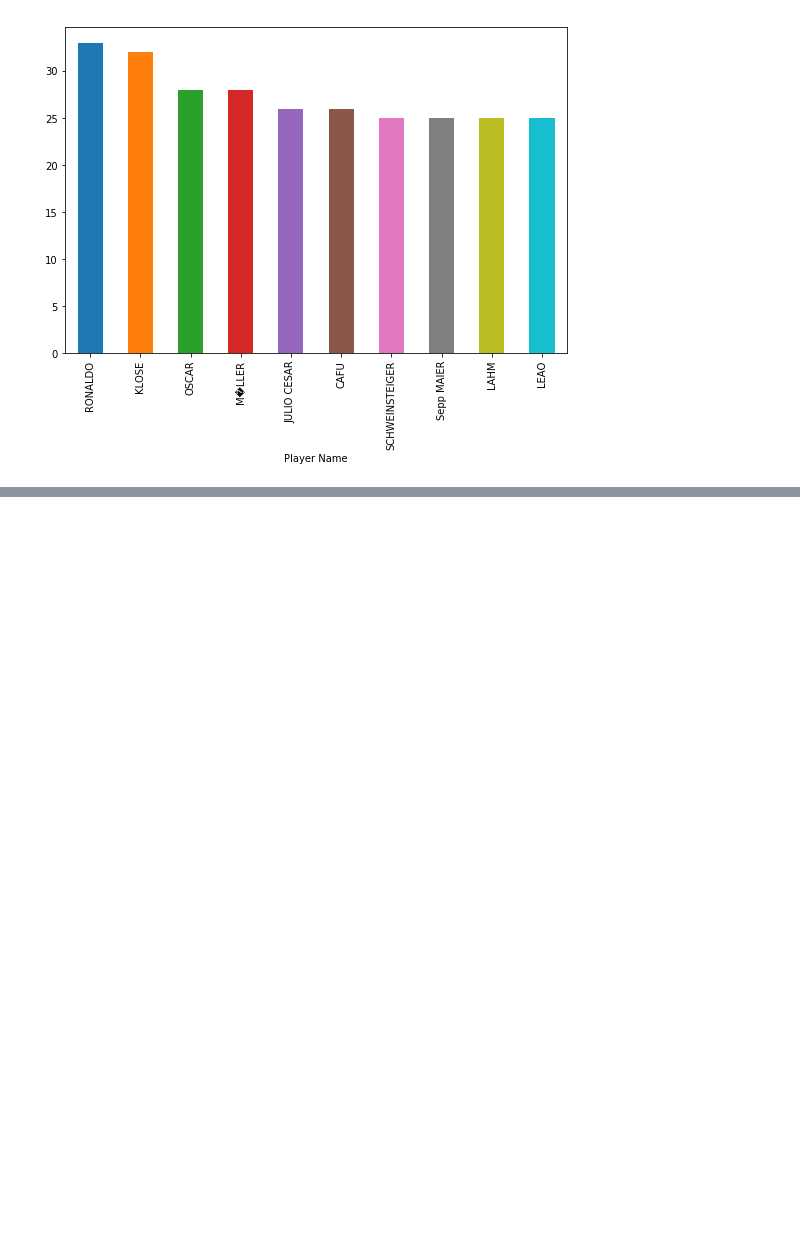
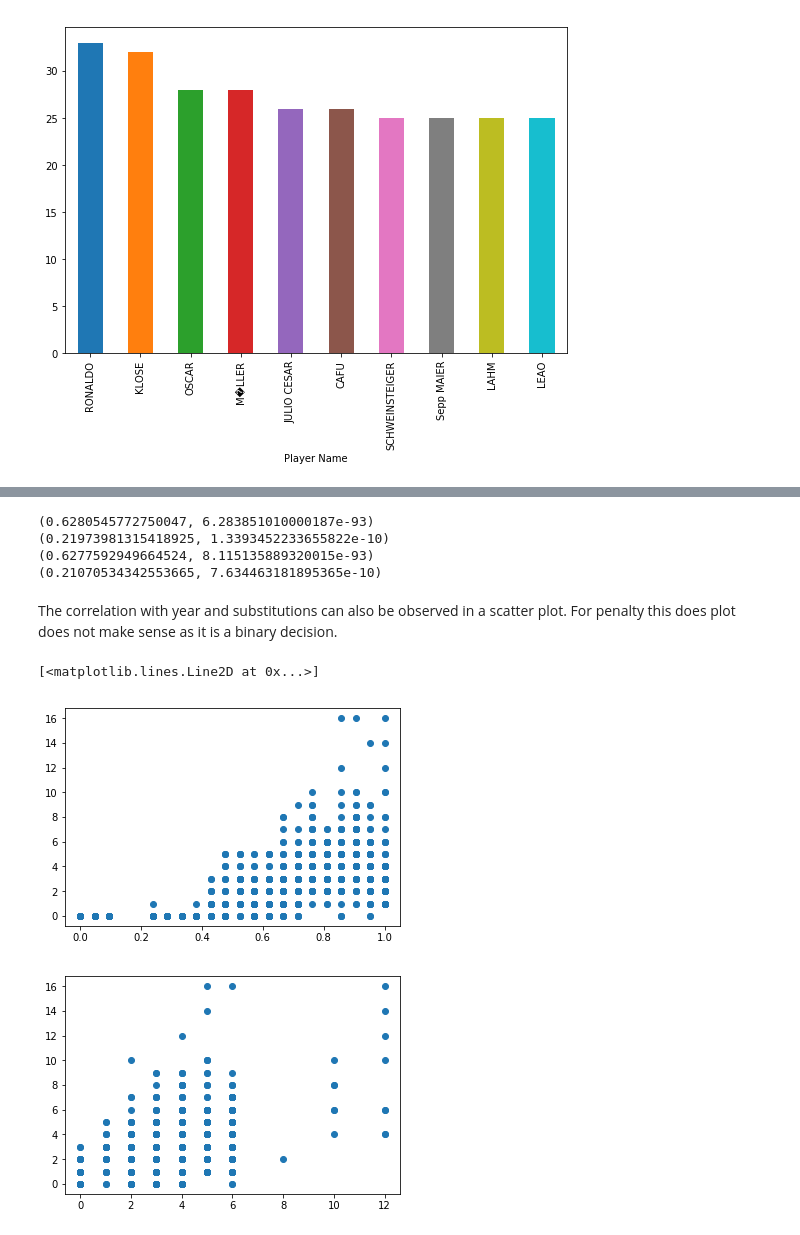
Before and after one commit to bhilprecht/ml-world-championship, a Jupyter notebook: FIFA_WM_Benjamin.ipynb, the cells around one changed output, grey strips where cells are left out. Saved outputs shown, nothing was run; the diff lists cells and outputs as text; code cells hidden in the pictures; blank space fills up the shorter version.

```diff
--- a/FIFA_WM_Benjamin.ipynb
+++ b/FIFA_WM_Benjamin.ipynb
@@ -103,0 +250,27 @@ df_players.groupby(['Player Name']).size().sort_values(ascending=False).nlargest
+# %%
+f = {'HourGameStart':['mean'],
+     #'Home Team Goals':['mean'], # not symmetric -> throw out
+     #'Away Team Goals':['mean'],
+     #'Half-time Home Goals':['mean'],
+     #'Half-time Away Goals':['mean'],
+     'Year':['mean'],
+     'Stage_1':['mean'],
+     'Stage_2':['mean'],
+     'Stage_3':['mean'],
+     'Stage_4':['mean'],
+     'Stage_5':['mean'],
+     'Stage_6':['mean'],
+     'GoalsTotal':['mean'],
+     'GoalDifference':['mean'],
+     'GoalDifferenceHalfTime':['mean'],
+     'DeltaGoals':['mean'],
+     'ExtraTime':['mean'],
+     'Penalty':['mean'],
+     'I':['sum'], #substitutions
+     'IH':['sum'], #substitutions half time
+     'Y':['sum'],
+    }
+
+df_events_grp = df_events_ohe.groupby(['MatchID']).agg(f)
+df_events_grp.columns = df_events_grp.columns.get_level_values(0)
+df_events_grp
@@ -103,0 +307,4 @@ df_players.groupby(['Player Name']).size().sort_values(ascending=False).nlargest
+# %%
+from sklearn.preprocessing import MinMaxScaler
+scaler = MinMaxScaler()
+df_events_grp[['HourGameStart','Year','GoalsTotal','GoalDifference','GoalDifferenceHalfTime','DeltaGoals']] = scaler.fit_transform(df_events_grp[['HourGameStart','Year','GoalsTotal','GoalDifference','GoalDifferenceHalfTime','DeltaGoals']])
@@ -103,0 +400,26 @@ df_players.groupby(['Player Name']).size().sort_values(ascending=False).nlargest
+# %%
+from scipy.stats.stats import pearsonr
+
+print(pearsonr(df_events_grp['Year'],Y)) # equivalent to: print(pearsonr(X[:,1],Y)) because not sensitive to scaling
+print(pearsonr(df_events_grp['Penalty'],Y))
+print(pearsonr(df_events_grp['I'],Y)) # substitutions
+print(pearsonr(df_events_grp['IH'],Y)) # half time substitutions
+# %% [output]
+(0.6280545772750047, 6.283851010000187e-93)
+(0.21973981315418925, 1.3393452233655822e-10)
+(0.6277592949664524, 8.115135889320015e-93)
+(0.21070534342553665, 7.634463181895365e-10)
+# %% [markdown]
+The correlation with year and substitutions can also be observed in a scatter plot. For penalty this does plot does not make sense as it is a binary decision.
+# %%
+import numpy as np
+import matplotlib.pyplot as plt
+
+plt.figure()
+plt.plot(df_events_grp['Year'],Y, "o")
+plt.figure()
+plt.plot(df_events_grp['I'],Y, "o")
+# %% [output]
+[<matplotlib.lines.Line2D at 0x...>]
+[figure, added]
+[figure, added]
```
Also changed, not shown: parts of 37 cells of this notebook, 4 other files.
